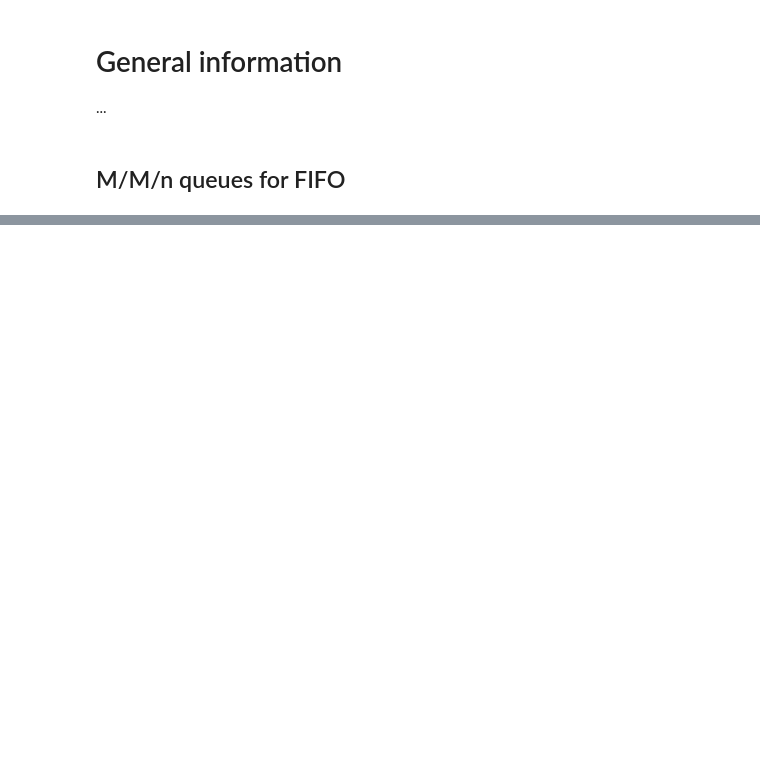
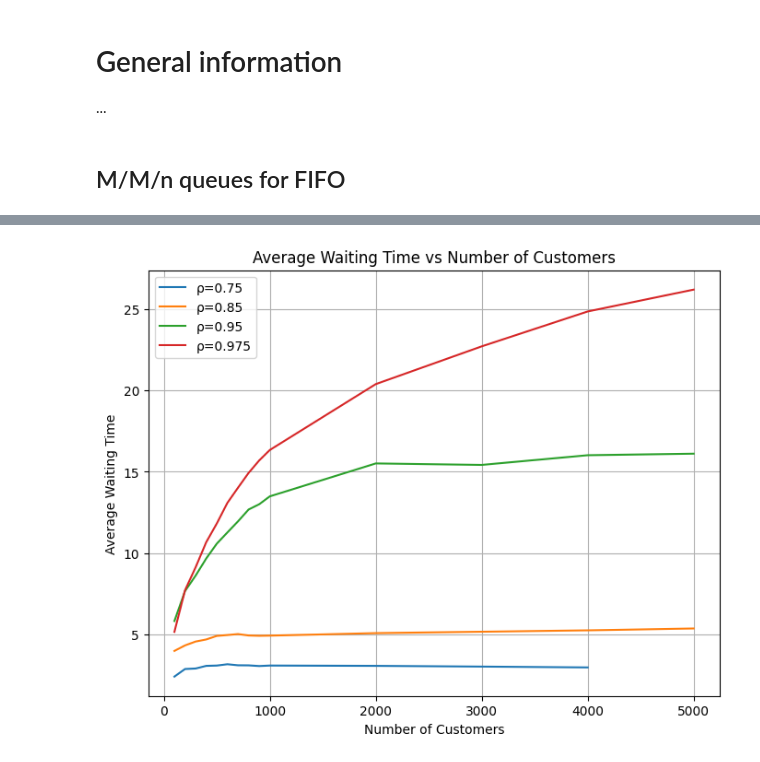
Before and after one commit to LodeVermeulen/stochastic-simulation, a Jupyter notebook: Homework 2/HW2.ipynb, the cells around one changed output, grey strips where cells are left out. Cells and saved outputs as stored; diff of their text form; code cells hidden in the pictures; blank space fills up the shorter version.

```diff
--- a/Homework 2/HW2.ipynb
+++ b/Homework 2/HW2.ipynb
@@ -18,32 +18,28 @@ def interval_generator_markov(num_servers: int, load_factor: float, service_rate
     an number sampled from an exponential distribution with parameter 'arrival rate' = λ = nρμ.
 
     Args:
-        num_servers: Number of servers in the system (n)
-        load_factor: The system load (ρ)
-        service_rate: The service rate or capacity of each server (μ)
+        num_servers: Number of servers in the system (n).
+        load_factor: The system load (ρ).
+        service_rate: The service rate or capacity of each server (μ).
 
     Returns:
-        Random number sampled from an exponential distribution with parameter arrival rate
+        Random number sampled from an exponential distribution with parameter arrival rate.
     """
 
     return random.expovariate(num_servers * load_factor * service_rate)
-
-
 
 def service_time_generator_markov(service_rate: float) -> float:
     """Generate a random number from the distribution of Markovian service times. Specifically, returns
     an number sampled from an exponential distribution with parameter 'service rate' = μ.
 
     Args:
-        service_rate: The service rate or capacity of each server (μ)
+        service_rate: The service rate or capacity of each server (μ).
 
     Returns:
-        Random number sampled from an exponential distribution with parameter service rate
+        Random number sampled from an exponential distribution with parameter service rate.
     """
 
     return random.expovariate(service_rate)
-
-
 
 def client_process(
     env: simpy.Environment,
@@ -68,7 +64,6 @@ def client_process(
         wait_time = env.now - arrival_time
         wait_records.append(wait_time)  # Record the wait time
         yield env.timeout(service_time_generator_markov(service_rate))  # Simulate service time
-
 
 def request_spawner(
     env: simpy.Environment,
@@ -99,7 +94,6 @@ def request_spawner(
             client_process(env, resources, service_rate, wait_records)
         )  # Create a new client process
 
-
 def simulate_queue_network(
     num_servers: int, load_factor: float, service_rate: float, sim_time: float
 ) -> List[float]:
@@ -219,0 +209,15 @@ plt.show()
+# %%
+# Parameters
+load_factors = [0.75, 0.85, 0.95, 0.975]
+servers_count = 1
+service_rate = 1.0
+simulation_time = 6000
+runs_per_config = 50
+
+results_df = run_simulations(load_factors, runs_per_config, servers_count, service_rate, simulation_time)
+# Save the results to a CSV
+results_df.to_csv("simulations_output2.csv", index=False)
+
+plot_simulations(results_df, load_factors)
+# %% [output]
+[figure, added]
```
Also changed, not shown: parts of 2 cells of this notebook.
